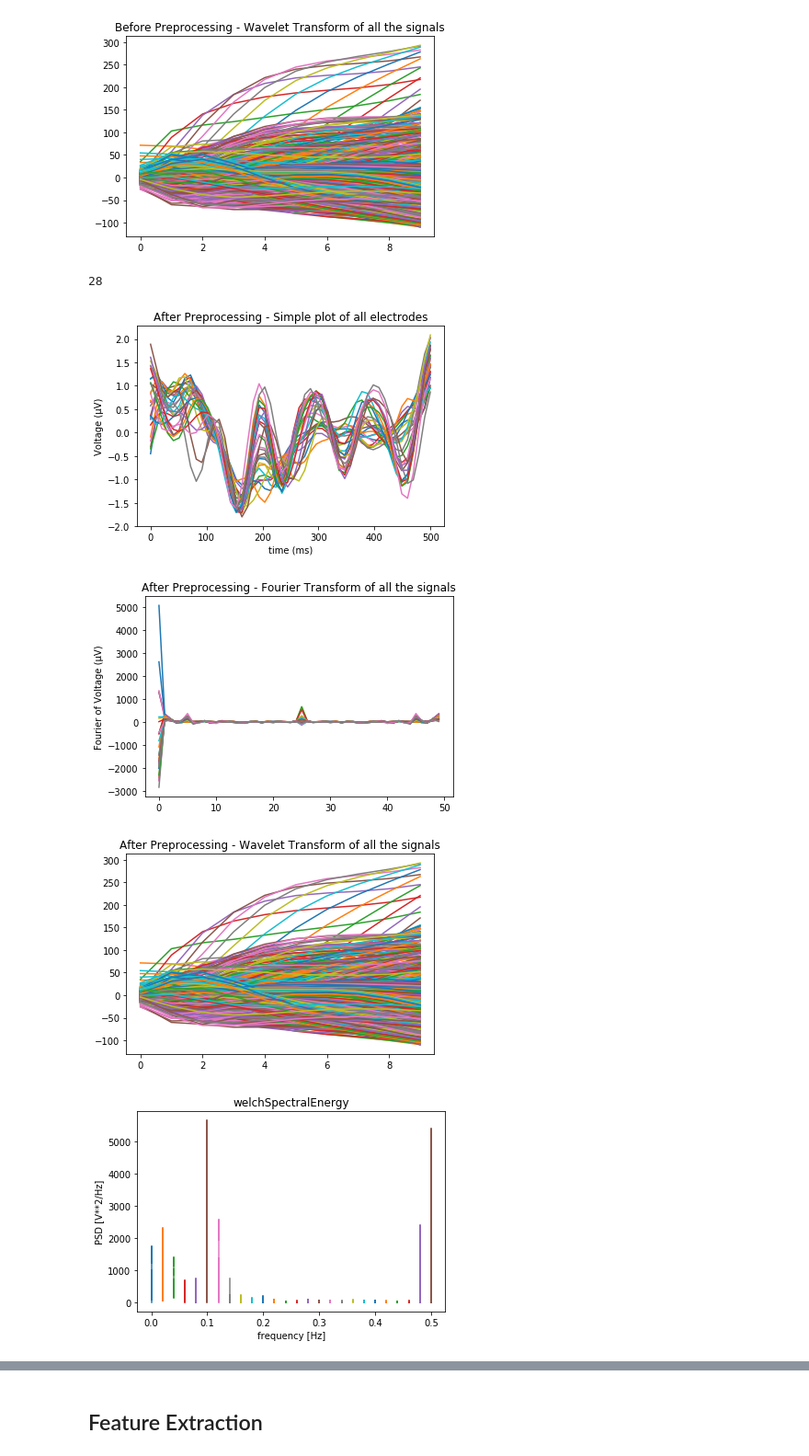
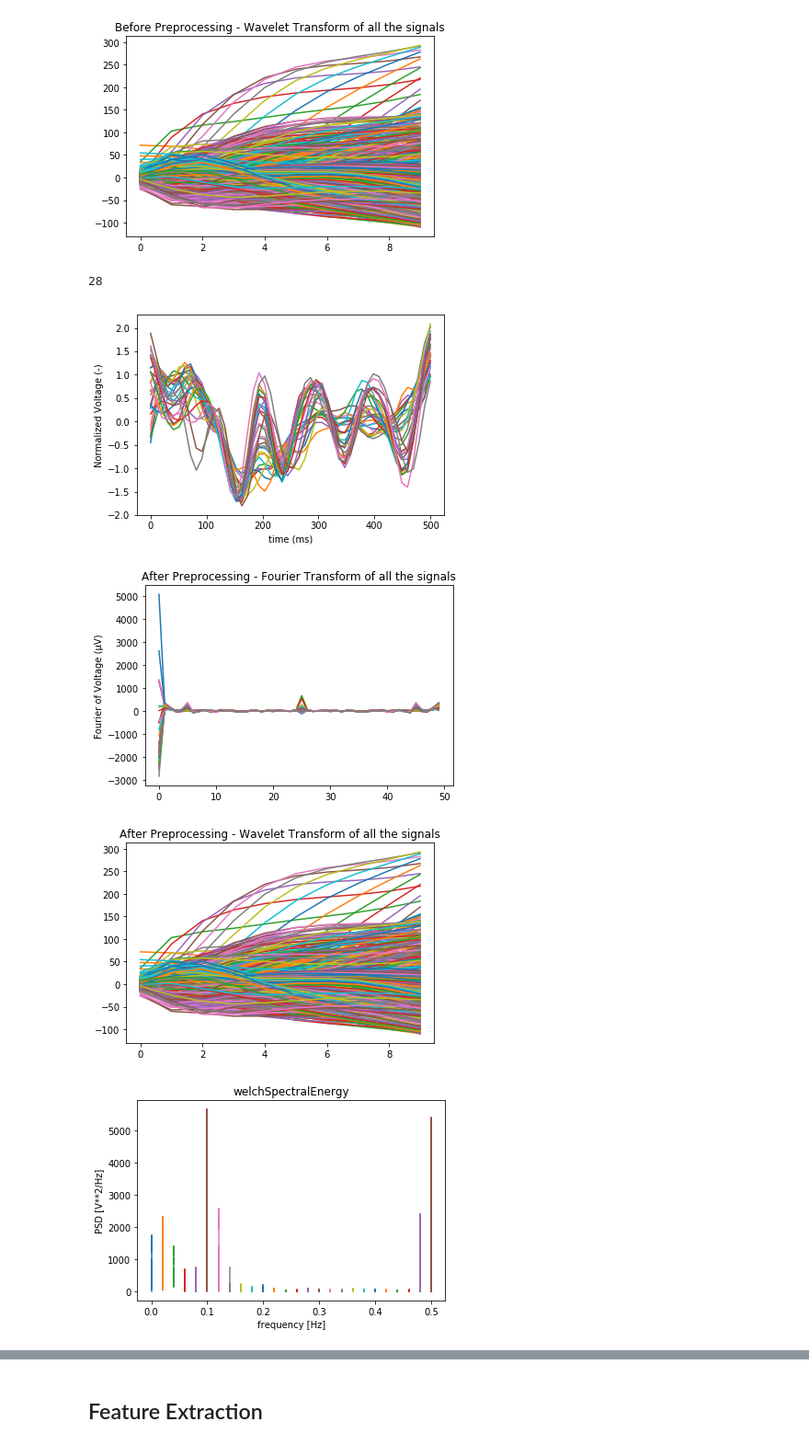
Before and after one commit to HongChen1995/DeepLearning2018, a Jupyter notebook: MiniProject1/test - Basic Regression.ipynb, the cells around one changed output, grey strips where cells are left out. Shown at 92% size. Cells and saved outputs as stored; diff of their text form; code cells hidden in the pictures.

```diff
--- a/MiniProject1/test - Basic Regression.ipynb
+++ b/MiniProject1/test - Basic Regression.ipynb
@@ -321,8 +321,8 @@ for i in range (0,inputlen.size):
 
     plt.plot(time, ibp)
     plt.xlabel('time (ms)')
-    plt.ylabel('Voltage (µV)')
-    plt.title('After Preprocessing - Simple plot of all electrodes')
+    plt.ylabel('Normalized Voltage (-)')
+    #plt.title('After Preprocessing - Simple plot of all electrodes')
 plt.show()
 
 for i in range (0,inputlen.size) :
@@ -438,8 +438,8 @@ for i in range (0,inputlen.size) :
 
     plt.plot(time, ibp)
     plt.xlabel('time (ms)')
-    plt.ylabel('Voltage (µV)')
-    plt.title('After Preprocessing - Simple plot of all electrodes')
+    plt.ylabel('Normalized Voltage (-)')
+    #plt.title('After Preprocessing - Simple plot of all electrodes')
 plt.show()
 
 for i in range (0,inputlen.size) :
@@ -450,34 +450,34 @@ for i in range (0,inputlen.size) :
     fft=scipy.fft(data) #signal denoising
     plt.plot(fft)
     plt.ylabel('Fourier of Voltage (µV)')
     plt.title('After Preprocessing - Fourier Transform of all the signals')
 plt.show()
 
 for i in range (0,inputlen.size) :
     time = np.linspace(0, 500, 50)
     data = train_input[1, i, :]
     data = np.array(data)
 
     wavelet = signal.ricker
     widths = np.arange(1, 11)
     cwtmatr = signal.cwt(data, wavelet, widths)
     plt.plot(cwtmatr)
     plt.title('After Preprocessing - Wavelet Transform of all the signals')
 plt.show()
 
 plt.plot(f, welchSpectralEnergy)
 plt.title('welchSpectralEnergy')
 plt.xlabel('frequency [Hz]')
 plt.ylabel('PSD [V**2/Hz]')
 plt.show()
 
 plt.semilogy(f, welchSpectralEnergy)
 plt.xlabel('frequency [Hz]')
 plt.ylabel('log PSD [V**2/Hz]')
 plt.show()
 # %% [output]
 28
-[figure, old version]
+[figure, new version]
 [figure]
 [figure]
 [figure]
```
Also changed, not shown: parts of 3 cells of this notebook, 4 other files.
